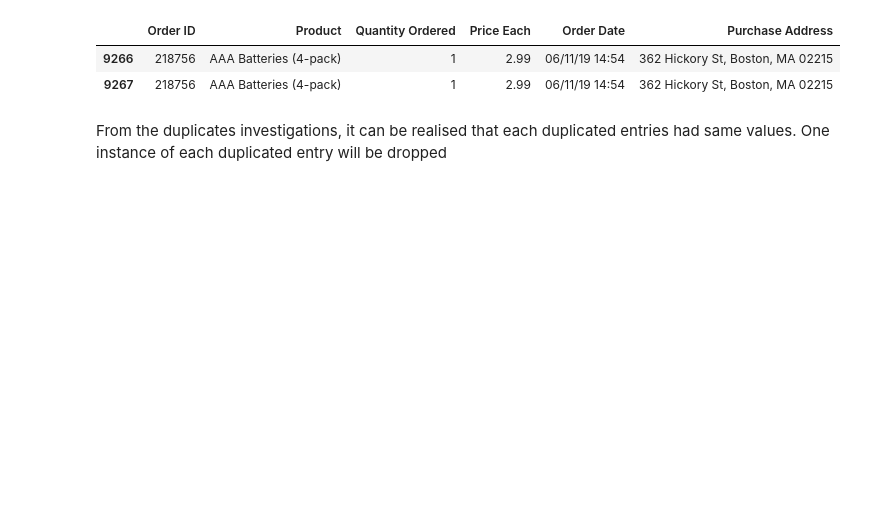
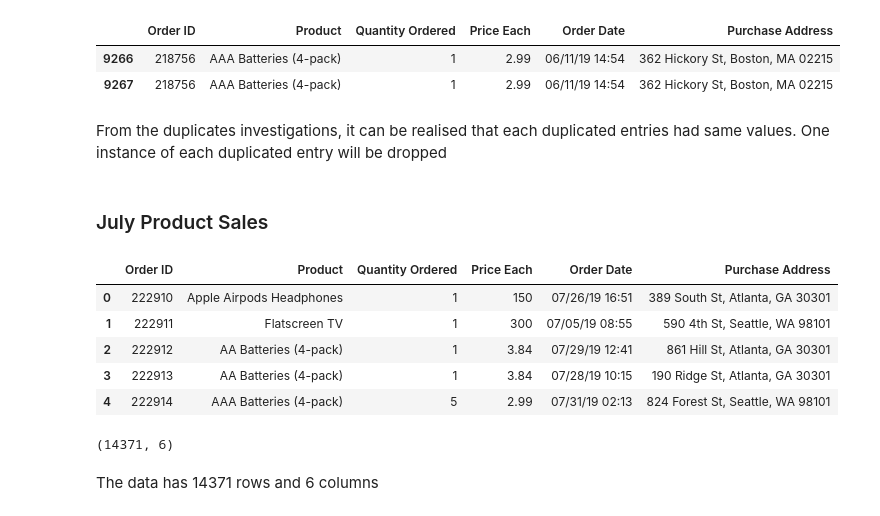
Before and after one commit to elvis-darko/Personal-Projects, a Jupyter notebook: FULL CYCLE PROJECTS/PRODUCT_SALES_ANALYSIS/Product_Sales_Data_Analysis.ipynb, the cells around one changed output. Drawn from its saved outputs; the diff is of its cells as text; code cells hidden in the pictures; blank space fills up the shorter version.

```diff
--- a/FULL CYCLE PROJECTS/PRODUCT_SALES_ANALYSIS/Product_Sales_Data_Analysis.ipynb
+++ b/FULL CYCLE PROJECTS/PRODUCT_SALES_ANALYSIS/Product_Sales_Data_Analysis.ipynb
@@ -1320,3 +1302,24 @@ From the duplicates investigations, it can be realised that each duplicated entr
 # Drop duplicated entries from data
 
 jun_data.drop_duplicates(subset=None, keep="first", inplace=True)
+# %% [markdown]
+### July Product Sales
+# %%
+# check the head of the July Product Sales data
+
+jul_data.head()
+# %% [output]
+|  | Order ID | Product | Quantity Ordered | Price Each | Order Date | Purchase Address |
+| 0 | 222910 | Apple Airpods Headphones | 1 | 150 | 07/26/19 16:51 | 389 South St, Atlanta, GA 30301 |
+| 1 | 222911 | Flatscreen TV | 1 | 300 | 07/05/19 08:55 | 590 4th St, Seattle, WA 98101 |
+| 2 | 222912 | AA Batteries (4-pack) | 1 | 3.84 | 07/29/19 12:41 | 861 Hill St, Atlanta, GA 30301 |
+| 3 | 222913 | AA Batteries (4-pack) | 1 | 3.84 | 07/28/19 10:15 | 190 Ridge St, Atlanta, GA 30301 |
+| 4 | 222914 | AAA Batteries (4-pack) | 5 | 2.99 | 07/31/19 02:13 | 824 Forest St, Seattle, WA 98101 |
+# %%
+# Check the shape of the data
+
+jul_data.shape
+# %% [output]
+(14371, 6)
+# %% [markdown]
+The data has 14371 rows and 6 columns
```
Also changed, not shown: parts of 140 cells of this notebook.
